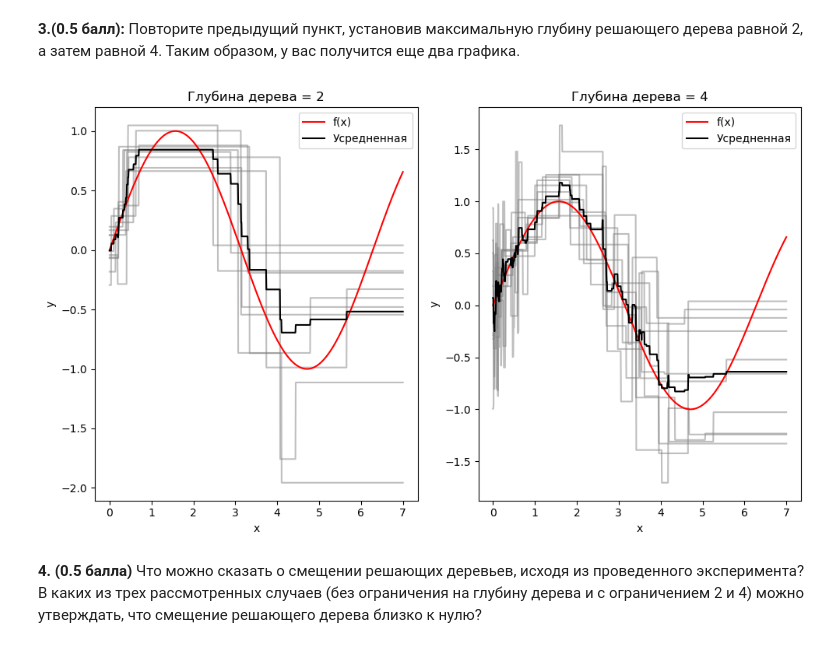
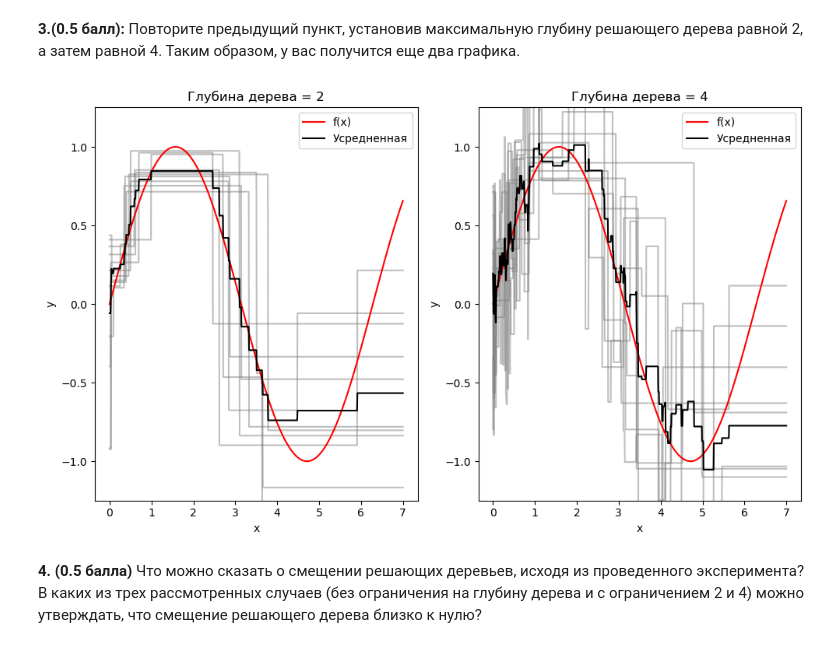
Before and after one commit to Qwerty-terr/task-7, a Jupyter notebook: task7_dstree_practice.ipynb, the cells around one changed output. Cells and saved outputs as stored; diff of their text form; code cells hidden in the pictures.

```diff
--- a/task7_dstree_practice.ipynb
+++ b/task7_dstree_practice.ipynb
@@ -111,36 +111,36 @@ linspace = np.linspace(0, 7, 1000) [:, np.newaxis]
 f, (ax1, ax2) = plt.subplots(1, 2, figsize=(10, 6))
 
 # Левый
 y_preds = np.zeros((samples_num, len(linspace)))
 for i in range(samples_num):
     x, y = get()
     y_preds[i] = depth(x, y, 2, linspace)
     ax1.plot(linspace, y_preds[i], color='gray', alpha=0.5)
 
 ax1.plot(linspace, np.sin(linspace), color='red', label='f(x)')
 ax1.plot(linspace, np.mean(y_preds, 0), color='black', label='Усредненная')
 ax1.set_title('Глубина дерева = 2')
-
+ax1.set_ylim(-1.25, 1.25)
 # Правый
 y_preds = np.zeros((samples_num, len(linspace)))
 for i in range(samples_num):
     x, y = get()
     y_preds[i] = depth(x, y, 4, linspace)
     ax2.plot(linspace, y_preds[i], color='gray', alpha=0.5)
 
 ax2.plot(linspace, np.sin(linspace), color='red', label='f(x)')
 ax2.plot(linspace, np.mean(y_preds, 0), color='black', label='Усредненная')
 ax2.set_title('Глубина дерева = 4')
-
+ax2.set_ylim(-1.25, 1.25)
 for ax in [ax1, ax2]:
     ax.set_xlabel('x')
     ax.set_ylabel('y')
     ax.legend()
 
 plt.tight_layout()
 plt.show()
 # %% [output]
-[figure, old version]
+[figure, new version]
 # %% [markdown]
 __4. (0.5 балла)__ Что можно сказать о смещении решающих деревьев, исходя из проведенного эксперимента? В каких из трех рассмотренных случаев (без ограничения на глубину дерева и с ограничением 2 и 4) можно утверждать, что смещение решающего дерева близко к нулю?
 # %% [markdown]
```
Also changed, not shown: parts of 8 cells of this notebook, 1 other file.
